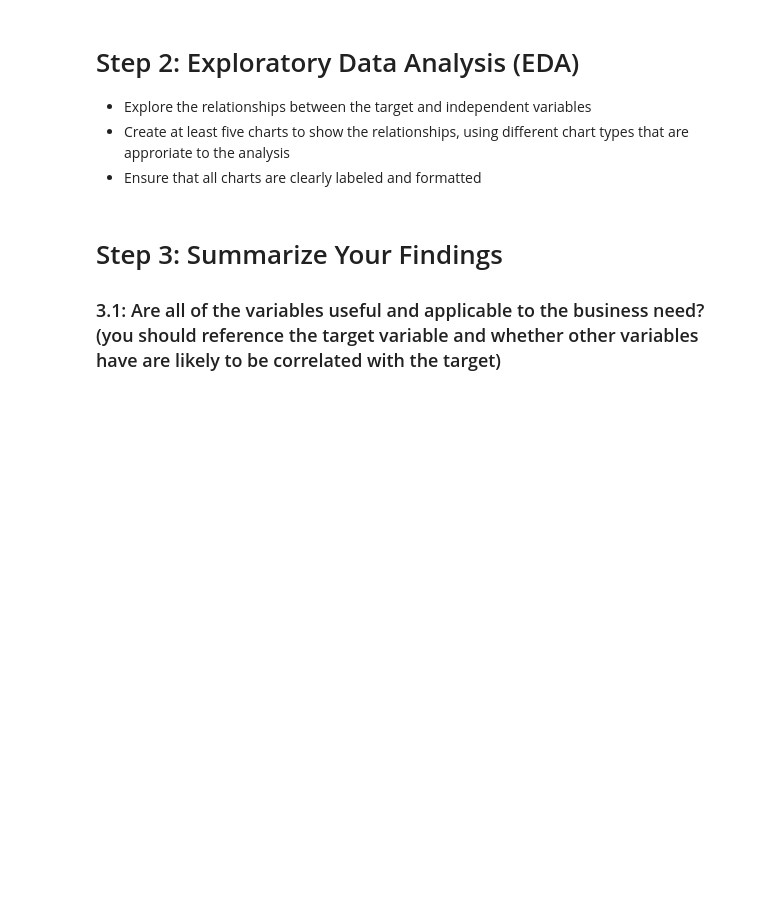
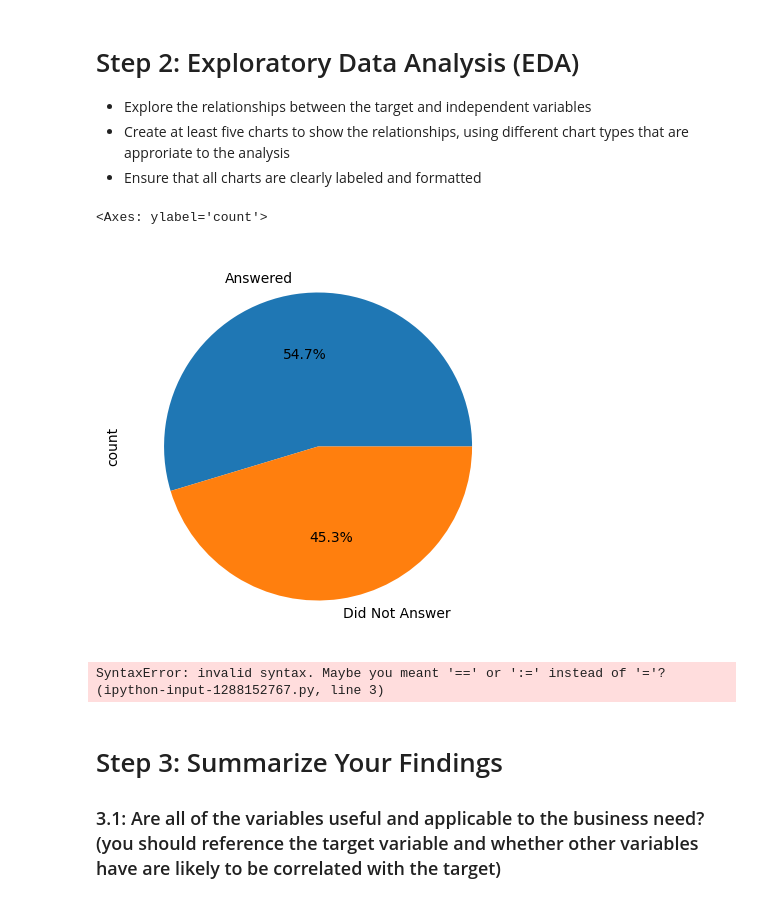
Before and after one commit to av163/IS-4487-Workbook, a Jupyter notebook: Assignments/assignment_4_data_understanding.ipynb, the cells around one changed output. Drawn from its saved outputs; the diff is of its cells as text; code cells hidden in the pictures; blank space fills up the shorter version.

```diff
--- a/Assignments/assignment_4_data_understanding.ipynb
+++ b/Assignments/assignment_4_data_understanding.ipynb
@@ -111,3 +107,19 @@ df.describe()
+# %%
+# Chart 1 🔧
+
+answered_count=df.answered.value_counts()
+percent_answered= answered_count/len(df)
+
+percent_answered.plot.pie(figsize=(5,5), autopct='%1.1f%%',labels=['Answered','Did Not Answer'])
+# %% [output]
+<Axes: ylabel='count'>
+[figure, added]
+# %%
+# Chart 2 🔧
+
+df.plot(kind='scatter', x= 'income',y= 'age', c=['answered',color="red"], figsize=(10,7))
+# %% [output]
+SyntaxError: invalid syntax. Maybe you meant '==' or ':=' instead of '='? (ipython-input-1288152767.py, line 3)
 # %%
 # Chart 3 🔧
 # %%
```
Also changed, not shown: parts of 2 cells of this notebook.
